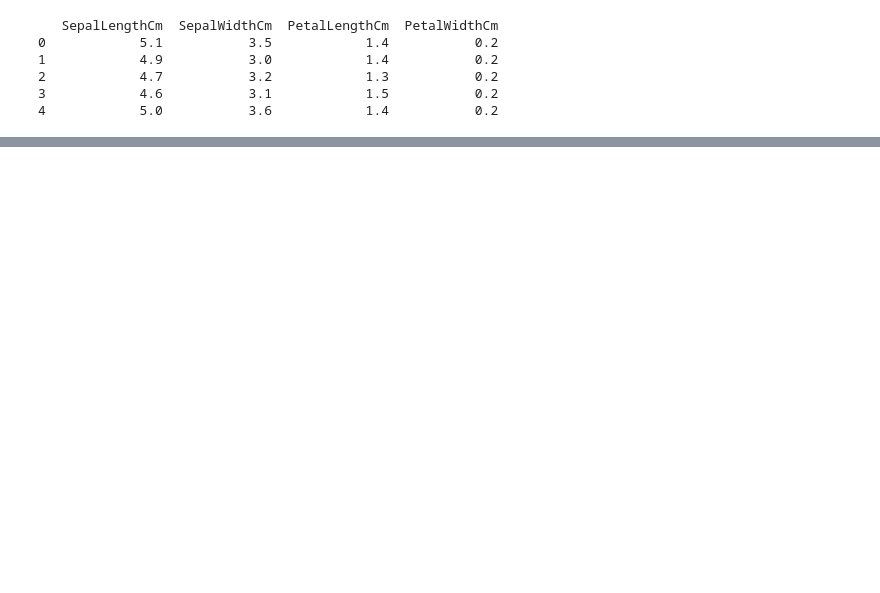
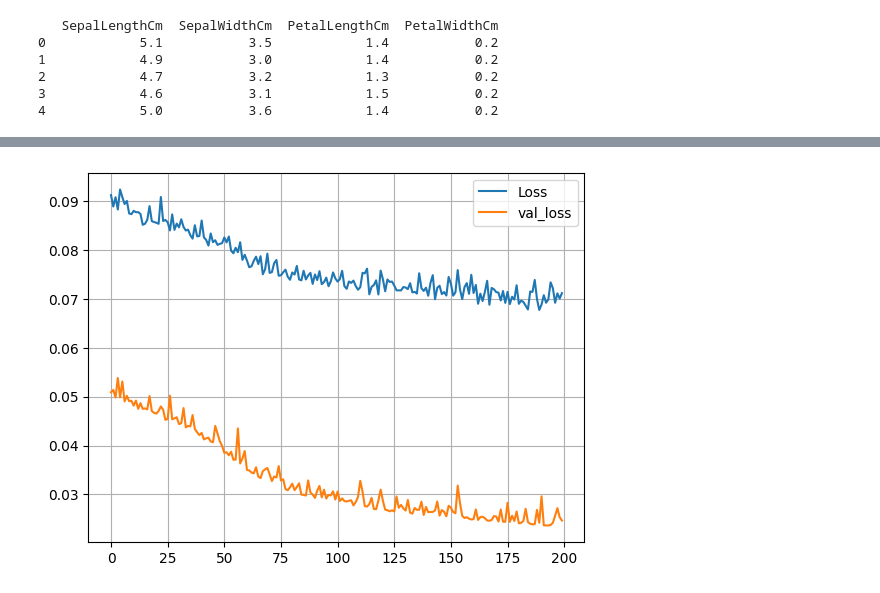
Before and after one commit to omshinde9898/models, a Jupyter notebook: logistic_regx_iris/Iris_regx.ipynb, the cells around one changed output, grey strips where cells are left out. Drawn from its saved outputs; the diff is of its cells as text; code cells hidden in the pictures; blank space fills up the shorter version.

Commit message:
training of model

```diff
--- a/logistic_regx_iris/Iris_regx.ipynb
+++ b/logistic_regx_iris/Iris_regx.ipynb
@@ -93,20 +96,3 @@ plt.plot(data['PetalWidthCm'])
 # %% [output]
 [<matplotlib.lines.Line2D at 0x...>]
 [figure]
-# %%
-def num_class(arr):
-    a = []
-    for i in arr:
-        if i in a:
-            pass
-        else:
-            a.append(i)
-    b = []
-    for i in arr:
-        b.append(a.index(i))
-    return b
-
-
-
-data['Target'] = num_class(data['Species'])
-print(data.head())
@@ -126,0 +99,8 @@ print(data.head())
+# %%
+from sklearn.preprocessing import LabelEncoder
+encoder =  LabelEncoder()
+target = encoder.fit_transform(data['Species'])
+print(target)
+
+target = pandas.get_dummies(target).values
+print(target)
@@ -127,7 +125,6 @@ print(data.head())
 # %%
 from sklearn.model_selection import train_test_split
-target = data['Target']
-train_data = data.drop(['Id','Species','Target'],axis=1)
+train_data = data.drop(['Id','Species'],axis=1)
 print(train_data.head())
 x_train,x_test , y_train,y_test = train_test_split(train_data,target,test_size=0.2,random_state=10,)
 # %% [output]
@@ -163,3 +160,5 @@ Trainable params: 59
 Non-trainable params: 0
 _________________________________________________________________
 None
+# %%
+hist = model.fit(x_train,y_train,batch_size=1,validation_split=0.2,epochs=500)
@@ -165,0 +183,7 @@ None
+# %%
+plt.plot(hist.history['loss'],label='Loss')
+plt.plot(hist.history['val_loss'], label='val_loss')
+plt.legend()
+plt.grid(True)
+# %% [output]
+[figure, added]
```
Also changed, not shown: parts of 6 cells of this notebook.
